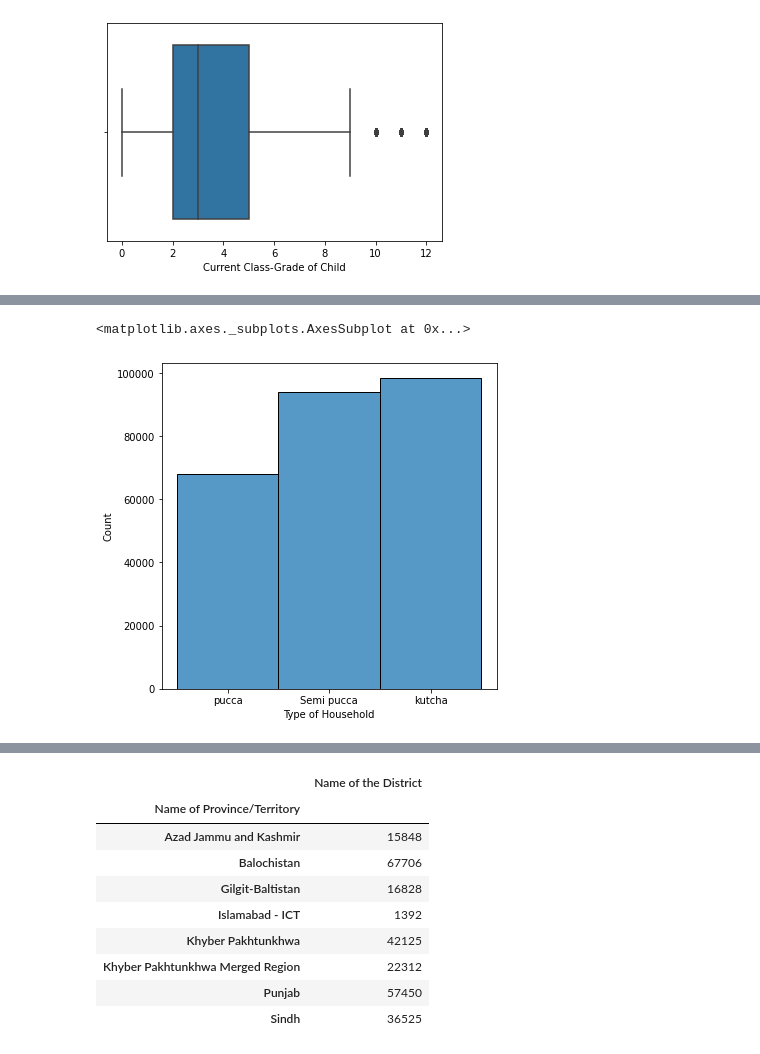
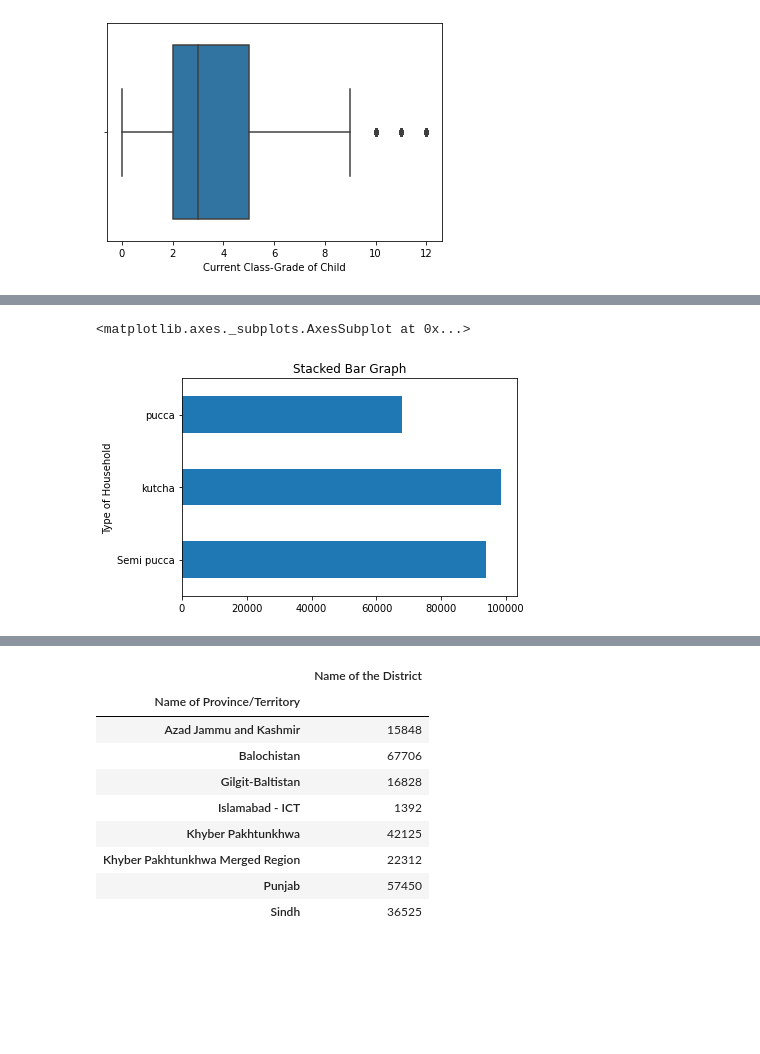
Before and after one commit to AliShujjat/DropOutRatesInPakistan, a Jupyter notebook: EDA.ipynb, the cells around one changed output, grey strips where cells are left out. Drawn from its saved outputs; the diff is of its cells as text; code cells hidden in the pictures; blank space fills up the shorter version.

```diff
--- a/EDA.ipynb
+++ b/EDA.ipynb
@@ -239,9 +247,11 @@ pyplt.xticks(rotation=15)
-# %%
-#What type of houswholds were visited
-
-fig, ax = pyplt.subplots()
-fig.set_size_inches(6, 6)
-sns.histplot(data=data['Type of Household'], ax=ax, binwidth=0.5)
-# %% [output]
-<matplotlib.axes._subplots.AxesSubplot at 0x...>
-[figure, removed]
+# %%
+#What type of households were visited
+data.groupby('Type of Household').size().plot(
+    x = 'Type of Household',
+    kind = 'barh',
+    stacked = True,
+    title = 'Stacked Bar Graph',
+    mark_right = True)
+# %% [output]
+<matplotlib.axes._subplots.AxesSubplot at 0x...>
+[figure, added]
```
Also changed, not shown: parts of 48 cells of this notebook.
